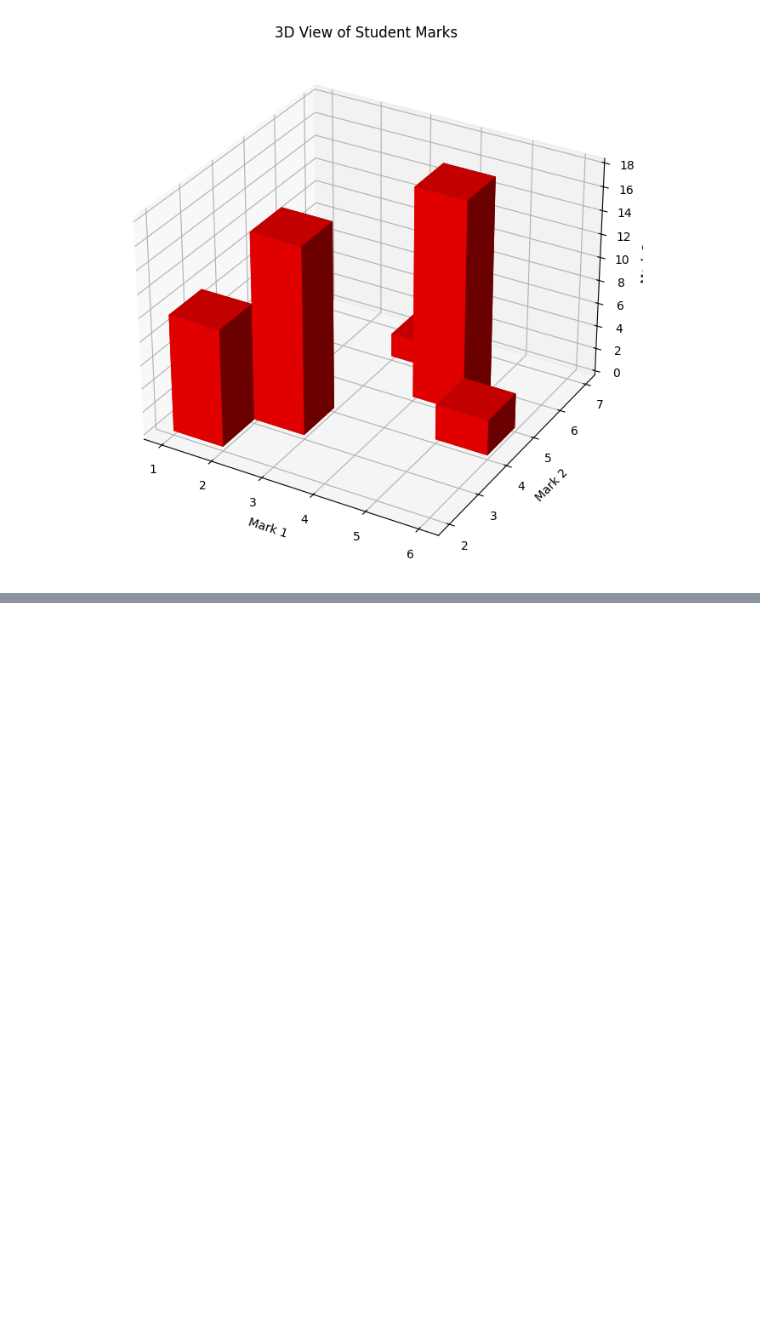
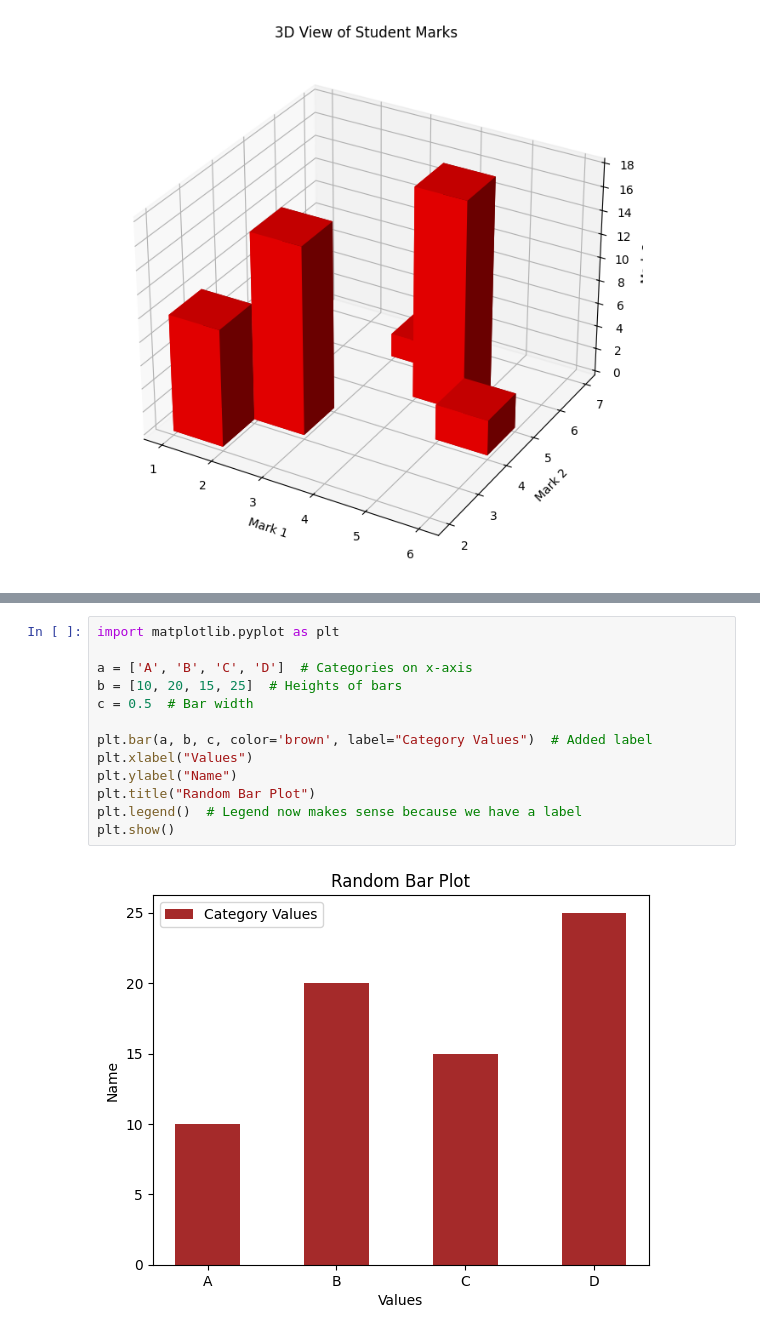
Before and after one commit to Avinash2003-11/Machine-learning, a Jupyter notebook: exp.ipynb, the cells around one changed output, grey strips where cells are left out. Cells and saved outputs as stored; diff of their text form; blank space fills up the shorter version.

```diff
--- a/exp.ipynb
+++ b/exp.ipynb
@@ -438,0 +457,15 @@ plt.show()
+# %%
+import matplotlib.pyplot as plt
+
+a = ['A', 'B', 'C', 'D']  # Categories on x-axis
+b = [10, 20, 15, 25]  # Heights of bars
+c = 0.5  # Bar width
+
+plt.bar(a, b, c, color='brown', label="Category Values")  # Added label
+plt.xlabel("Values")
+plt.ylabel("Name")
+plt.title("Random Bar Plot")
+plt.legend()  # Legend now makes sense because we have a label
+plt.show()
+# %% [output]
+[figure, added]
```
Also changed, not shown: parts of 5 cells of this notebook.
